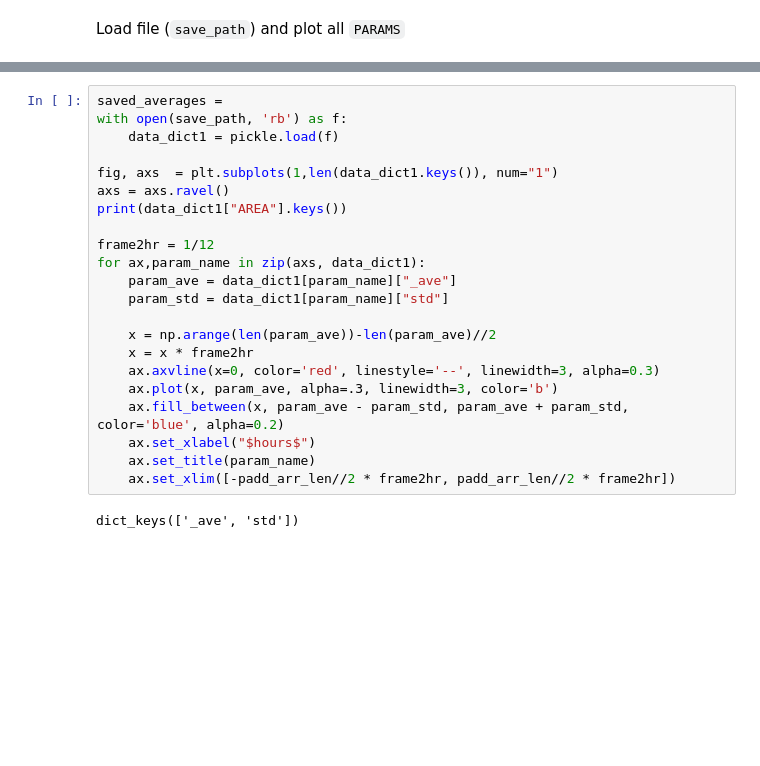
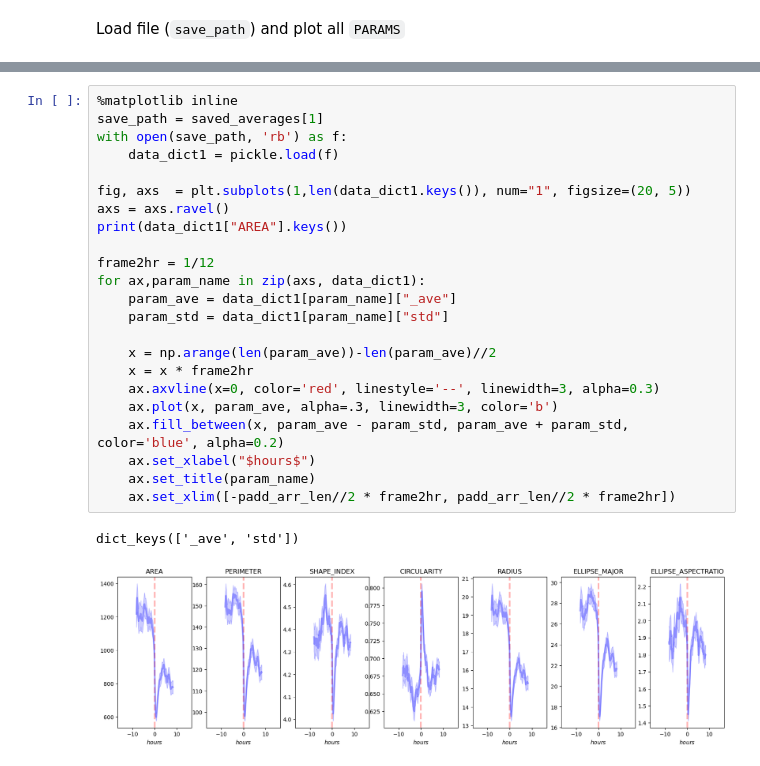
Before and after one commit to viciya/nematics, a Jupyter notebook: nematics/journals/division_event_stats.ipynb, the cells around one changed output, grey strips where cells are left out. Drawn from its saved outputs; the diff is of its cells as text; blank space fills up the shorter version.

```diff
--- a/nematics/journals/division_event_stats.ipynb
+++ b/nematics/journals/division_event_stats.ipynb
@@ -197,24 +192,26 @@ saved_averages = glob.glob(r"C:\Users\victo\Downloads\SB_lab\HBEC\s2(120-919)\Tr
 # %%
-saved_averages =
+%matplotlib inline
+save_path = saved_averages[1]
 with open(save_path, 'rb') as f:
     data_dict1 = pickle.load(f)
 
-fig, axs  = plt.subplots(1,len(data_dict1.keys()), num="1")
+fig, axs  = plt.subplots(1,len(data_dict1.keys()), num="1", figsize=(20, 5))
 axs = axs.ravel()
 print(data_dict1["AREA"].keys())
 
 frame2hr = 1/12
 for ax,param_name in zip(axs, data_dict1):
     param_ave = data_dict1[param_name]["_ave"]
     param_std = data_dict1[param_name]["std"]
 
     x = np.arange(len(param_ave))-len(param_ave)//2
     x = x * frame2hr
     ax.axvline(x=0, color='red', linestyle='--', linewidth=3, alpha=0.3)
     ax.plot(x, param_ave, alpha=.3, linewidth=3, color='b')
     ax.fill_between(x, param_ave - param_std, param_ave + param_std, color='blue', alpha=0.2)
     ax.set_xlabel("$hours$")
     ax.set_title(param_name)
     ax.set_xlim([-padd_arr_len//2 * frame2hr, padd_arr_len//2 * frame2hr])
 # %% [output]
 dict_keys(['_ave', 'std'])
+[figure, added]
```
Also changed, not shown: parts of 1 cell of this notebook, 3 other files.
